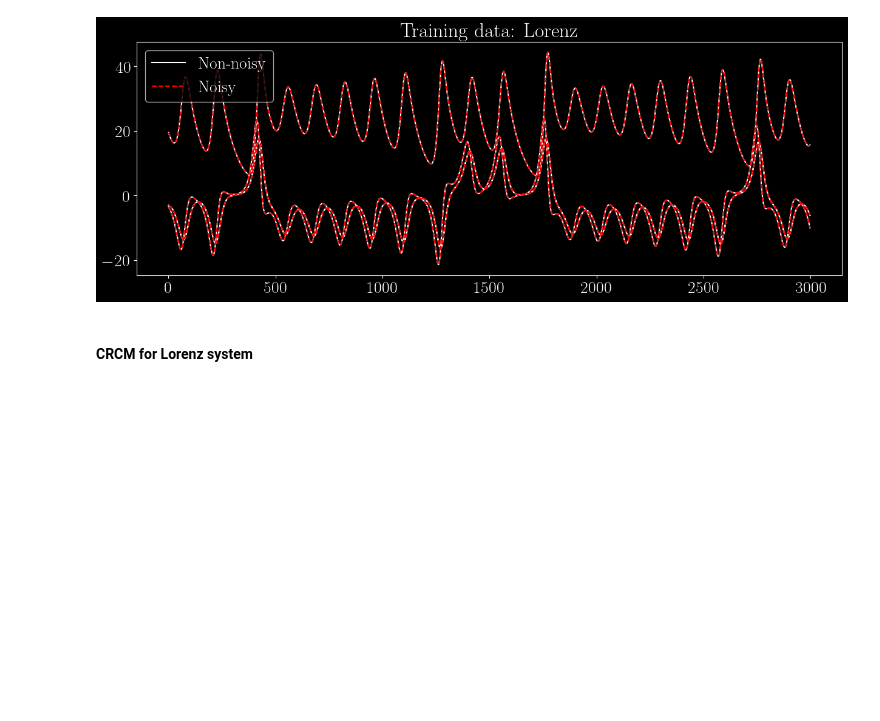
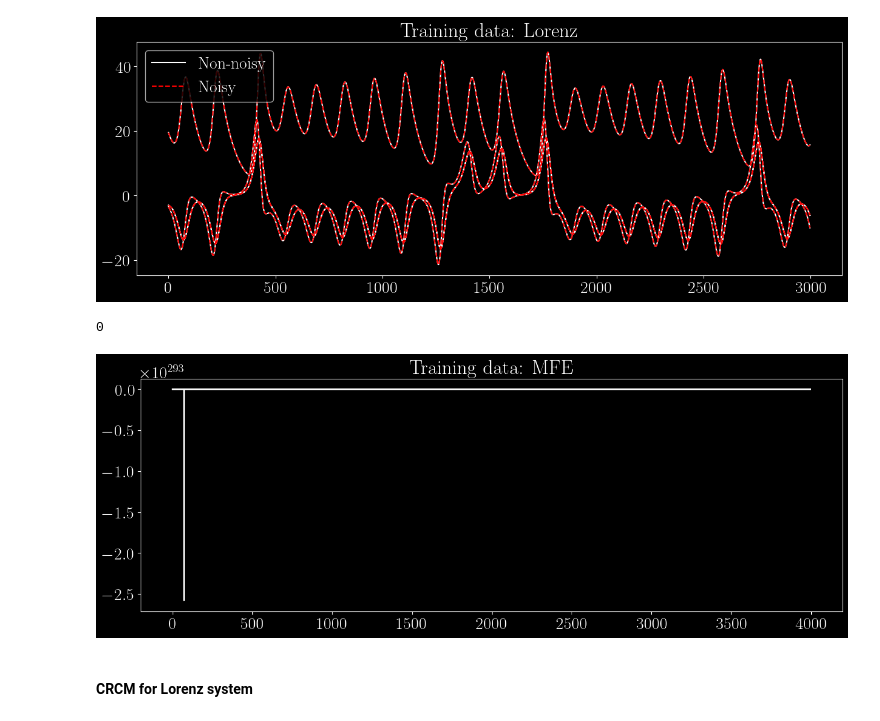
Before and after one commit to raihaan123/Quantum-Turbulence-Learning, a Jupyter notebook: src/main.ipynb, the cells around one changed output. Cells and saved outputs as stored; diff of their text form; code cells hidden in the pictures; blank space fills up the shorter version.

```diff
--- a/src/main.ipynb
+++ b/src/main.ipynb
@@ -28,6 +31,28 @@ lor3.generate(override=True)            # Can always be regenerated with an Auto
 0.0001
 hai
 [figure]
+# %%
+# Also for the MFE system
+mfe_params = {
+    "L_x": 4 * np.pi,
+    "L_y": 2,
+    "L_z": 2 * np.pi,
+    "Re": 400,
+    "k_l": 0.48,
+    "k_e": 0.1,
+    "num_time_series": 1436,
+    "time_series_length": 4000,
+    "num_training_time_series": 10
+}
+
+dt = 0.25
+N_sets = [200, 4000, 100]
+
+mfe = MFE(params=mfe_params, dt=dt, N_sets=N_sets, seed=42)
+mfe.generate()
+# %% [output]
+0
+[figure, added]
 # %% [markdown]
 #### CRCM for Lorenz system
 # %%
```
Also changed, not shown: parts of 1 cell of this notebook, 7 other files.
